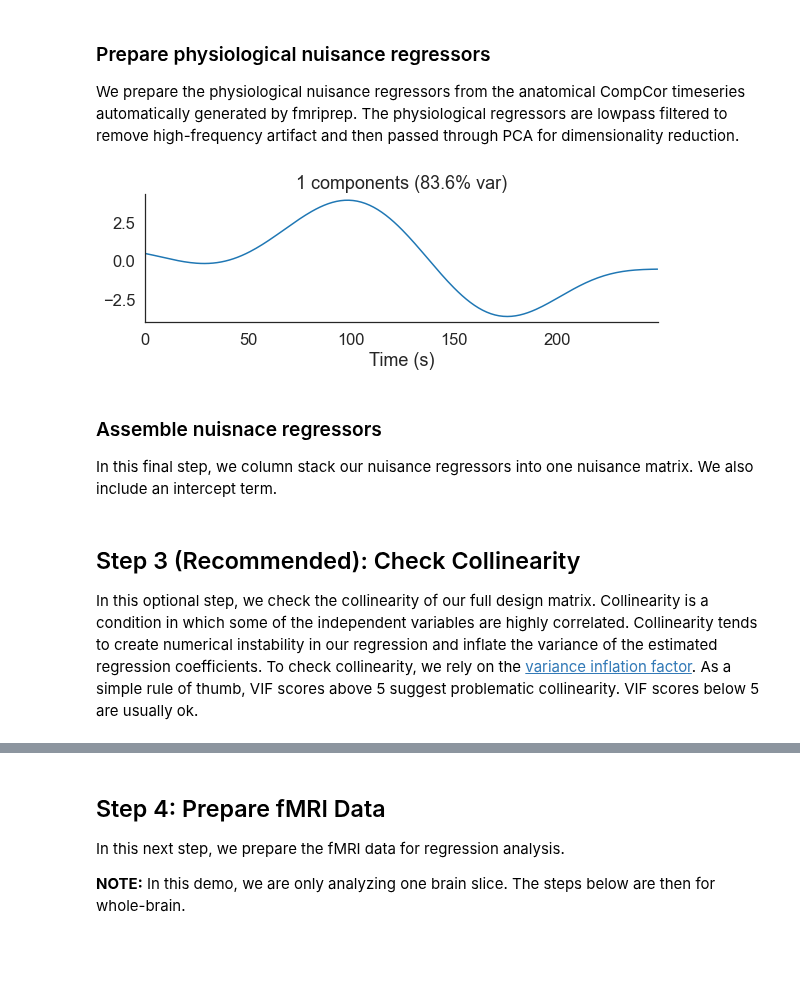
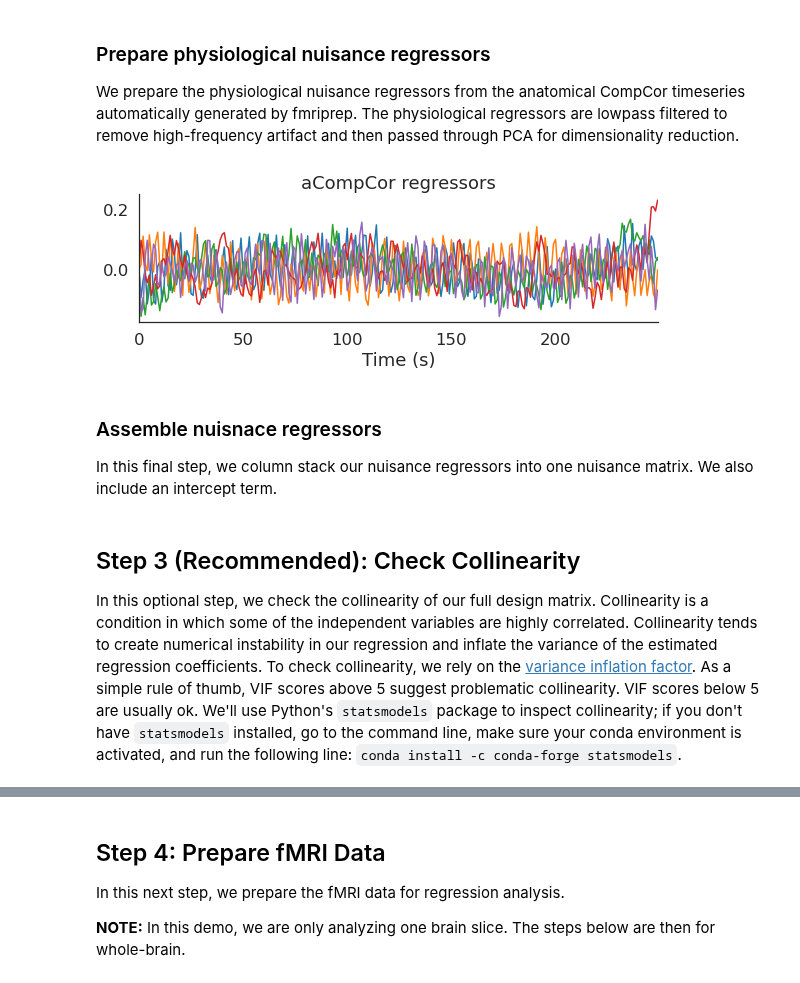
Before and after one commit to yunchang-z/neu502b-lab, a Jupyter notebook: fmri-06/fmri-06-volume.ipynb, the cells around one changed output, grey strips where cells are left out. Drawn from its saved outputs; the diff is of its cells as text; code cells hidden in the pictures; blank space fills up the shorter version.

Commit message:
Minor update to regression example

```diff
--- a/fmri-06/fmri-06-volume.ipynb
+++ b/fmri-06/fmri-06-volume.ipynb
@@ -179,56 +155,41 @@ sns.despine()
 We prepare the physiological nuisance regressors from the anatomical CompCor timeseries automatically generated by fmriprep. The physiological regressors are lowpass filtered to remove high-frequency artifact and then passed through PCA for dimensionality reduction.
 # %%
 from pandas import read_csv
-from nilearn.signal import clean
 
 #~~~~~~~~~~~~~~~~~~~~~~~~~~~~~~~~~~~~~~~~~~#
 ### Define parameters.
 #~~~~~~~~~~~~~~~~~~~~~~~~~~~~~~~~~~~~~~~~~~#
 
 ## Define filter level.
 low_pass = 1 / 100.
-
-## Define PCA threshold.
-pca_threshold = 0.8    # Include regressors that explain 80% of motion variance.
 
 #~~~~~~~~~~~~~~~~~~~~~~~~~~~~~~~~~~~~~~~~~~#
 ### Prepare physiological regressors.
 #~~~~~~~~~~~~~~~~~~~~~~~~~~~~~~~~~~~~~~~~~~#
 
 ## Load fmriprep confound regressors.
 confounds = read_csv('sub-01_task-visualcontrol_desc-confounds_regressors.tsv', sep='\t')
 
 ## Extract anatomical compcor signals.
-compcor = confounds.filter(regex='aCompCor').values
-
-## Filter regressors.
-compcor = clean(compcor, low_pass=low_pass, t_r=tr)
-
-## Perform PCA.
-pca = PCA(n_components=compcor.shape[-1])
-compcor = pca.fit_transform(compcor)
-
-## Take only the number of components explaining 90% of the variance.
-cumulative_variance = np.cumsum(pca.explained_variance_ratio_)
-n_components = np.argmax(cumulative_variance >= pca_threshold) + 1
-compcor = compcor[:,:n_components]
+acompcor_n = 5
+acompcor = confounds.filter(regex='aCompCor').values[:, :5]
 
 #~~~~~~~~~~~~~~~~~~~~~~~~~~~~~~~~~~~~~~~~~~#
 ### Visualize CompCor.
 #~~~~~~~~~~~~~~~~~~~~~~~~~~~~~~~~~~~~~~~~~~#
 
 ## Intialize canvas.
-fig, ax = plt.subplots(1,1,figsize=(8,3))
+fig, ax = plt.subplots(1, 1, figsize=(8, 3))
 
 ## Plot.
-ax.plot(times, compcor)
+ax.plot(times, acompcor)
 ax.set(xlim=(times.min(), times.max()), xlabel='Time (s)',
-       title='%s components (%0.1f%% var)' %(n_components, cumulative_variance[n_components-1]*100))
+       title='aCompCor regressors')
 
 sns.despine()
 plt.tight_layout()
 # %% [output]
-[figure, old version]
+[figure, new version]
 # %% [markdown]
 ### Assemble nuisnace regressors
 
@@ -246,7 +207,7 @@ Z = np.column_stack([intercept, motion, scrubbers, compcor])
 # %% [markdown]
 ## Step 3 (Recommended): Check Collinearity
 
-In this optional step, we check the collinearity of our full design matrix. Collinearity is a condition in which some of the independent variables are highly correlated. Collinearity tends to create numerical instability in our regression and inflate the variance of the estimated regression coefficients. To check collinearity, we rely on the [variance inflation factor](https://en.wikipedia.org/wiki/Variance_inflation_factor). As a simple rule of thumb, VIF scores above 5 suggest problematic collinearity. VIF scores below 5 are usually ok.
+In this optional step, we check the collinearity of our full design matrix. Collinearity is a condition in which some of the independent variables are highly correlated. Collinearity tends to create numerical instability in our regression and inflate the variance of the estimated regression coefficients. To check collinearity, we rely on the [variance inflation factor](https://en.wikipedia.org/wiki/Variance_inflation_factor). As a simple rule of thumb, VIF scores above 5 suggest problematic collinearity. VIF scores below 5 are usually ok. We'll use Python's `statsmodels` package to inspect collinearity; if you don't have `statsmodels` installed, go to the command line, make sure your conda environment is activated, and run the following line: `conda install -c conda-forge statsmodels`.
 # %%
 from statsmodels.stats.outliers_influence import variance_inflation_factor
 
```
Also changed, not shown: parts of 10 cells of this notebook.
